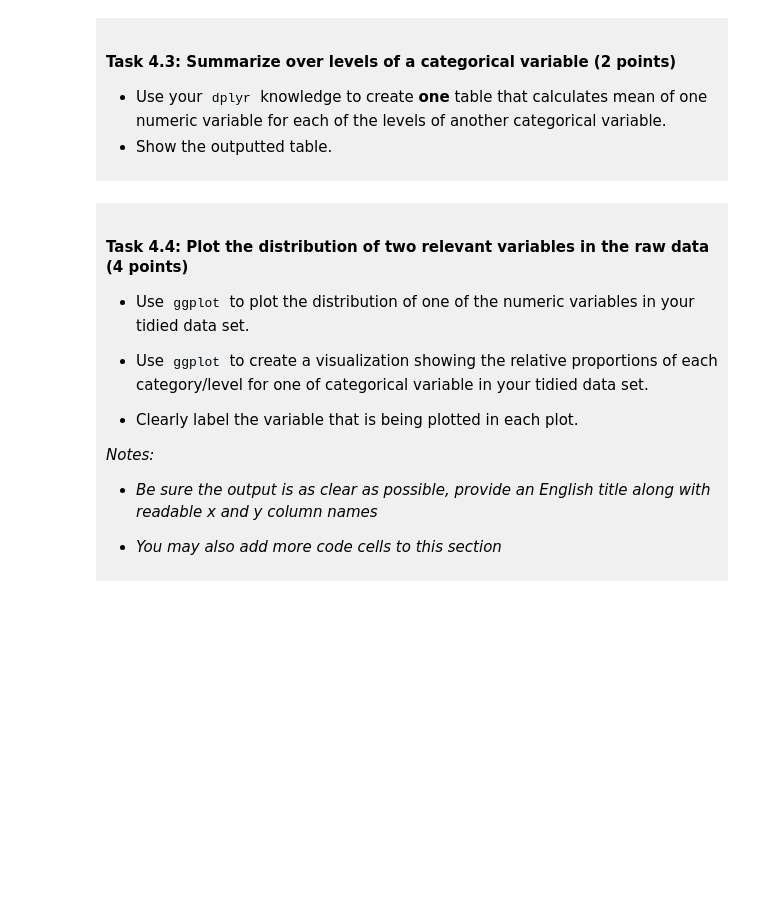
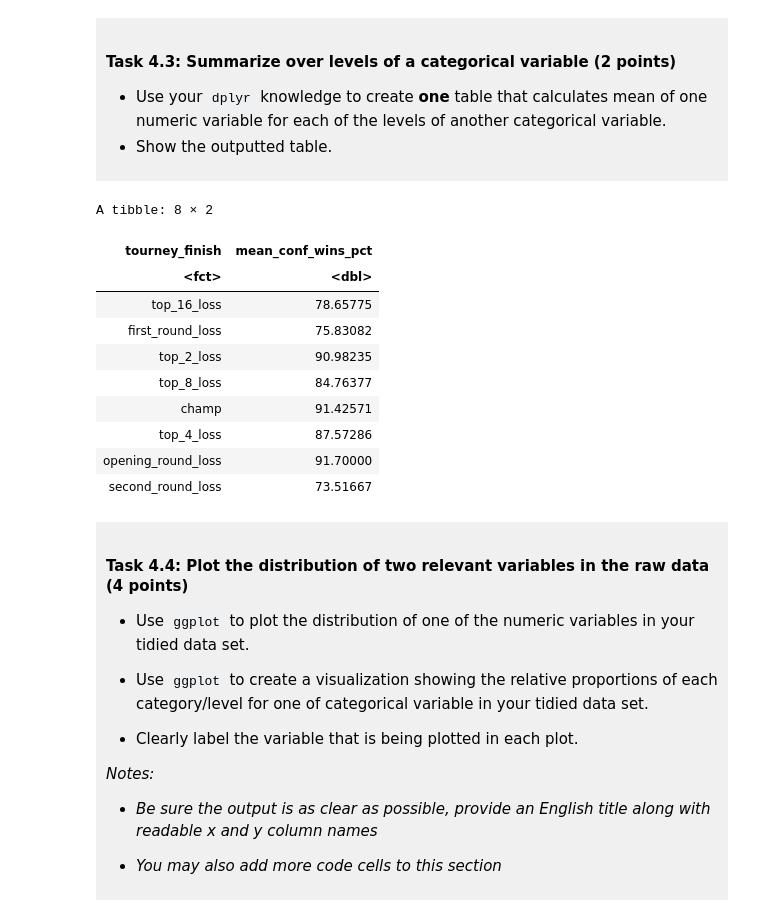
Before and after one commit to James-Ygh/dsci-100-project-Guohui-Yue, a Jupyter notebook: dsci-100-project-notebook.ipynb, the cells around one changed output. Drawn from its saved outputs; the diff is of its cells as text; code cells hidden in the pictures; blank space fills up the shorter version.

```diff
--- a/dsci-100-project-notebook.ipynb
+++ b/dsci-100-project-notebook.ipynb
@@ -313,6 +353,25 @@ You will refine your research question (if needed) and produce a tidy data set.
 </div>
 # %%
 ### EDIT THIS CODE CELL ###
+group_summary <- basketball_tidy |>
+  group_by(tourney_finish) |>
+  summarise(
+    mean_conf_wins_pct = mean(conf_wins_pct, na.rm = TRUE)
+  )
+
+group_summary
+# %% [output]
+A tibble: 8 × 2
+| tourney_finish | mean_conf_wins_pct |
+| <fct> | <dbl> |
+| top_16_loss | 78.65775 |
+| first_round_loss | 75.83082 |
+| top_2_loss | 90.98235 |
+| top_8_loss | 84.76377 |
+| champ | 91.42571 |
+| top_4_loss | 87.57286 |
+| opening_round_loss | 91.70000 |
+| second_round_loss | 73.51667 |
 # %% [markdown]
 <div style="background-color: #f0f0f0; padding: 10px;">
 
```
Also changed, not shown: parts of 11 cells of this notebook.
